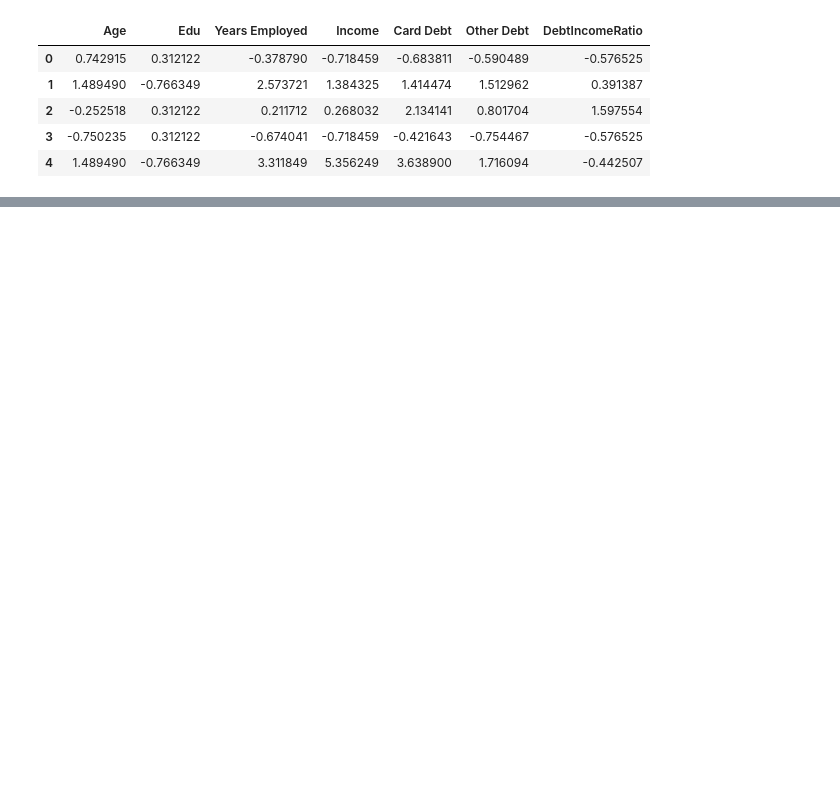
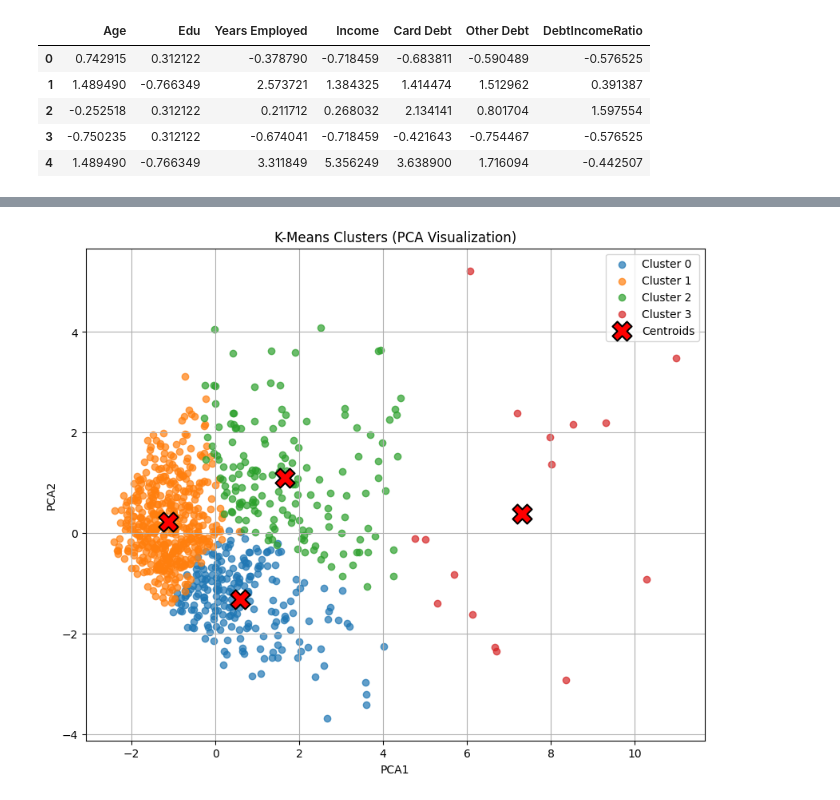
Before and after one commit to ipekgulsencelik/Python_Bootcamp, a Jupyter notebook: 04_Machine_Learning/06_KMeans.ipynb, the cells around one changed output, grey strips where cells are left out. Saved outputs shown, nothing was run; the diff lists cells and outputs as text; code cells hidden in the pictures; blank space fills up the shorter version.

```diff
--- a/04_Machine_Learning/06_KMeans.ipynb
+++ b/04_Machine_Learning/06_KMeans.ipynb
@@ -129,0 +179,13 @@ Converged at iteration 20: strict convergence.
+# %%
+kmeans_final = KMeans(
+    n_clusters=4, # En iyi k değeri olan 4'ü kullanarak KMeans modelini oluşturlur.
+    init='k-means++', # KMeans algoritması için başlangıç merkezlerini belirler.
+    n_init='auto', # KMeans algoritması için n_init parametresini belirler.
+    random_state=42 # KMeans algoritması için random_state parametresini belirler.
+)
+
+kmeans_final.fit(X_scaled) # KMeans modelini eğitir.
+
+df['Cluster'] = kmeans_final.labels_ # Her bir veri noktasının hangi kümeye ait olduğunu df'e eklenir.
+
+df.head()
@@ -129,0 +221,43 @@ Converged at iteration 20: strict convergence.
+# %%
+plt.figure(figsize=(10,8)) # PCA ile 2 boyutlu görselleştirme için bir grafik oluşturur.
+
+pca = PCA(n_components=2) # PCA modelini oluşturur ve 2 bileşen kullanır.
+
+pca_result = pca.fit_transform(X_scaled) # PCA modelini eğitir ve veriyi 2 bileşene dönüştürür.
+
+df['PCA1'] = pca_result[:,0] # PCA1 bileşenini df'e ekler.
+df['PCA2'] = pca_result[:,1] # PCA2 bileşenini df'e ekler.
+
+centers = kmeans_final.cluster_centers_ # KMeans modelinin öğrenilen küme merkezlerini alır.
+centers_pca = pca.transform(centers) # KMeans modelinin öğrenilen küme merkezlerini PCA bileşenlerine dönüştürür.
+
+for c in sorted(df['Cluster'].unique()): # Her bir küme için döngü oluşturur.
+    subset = df[df['Cluster'] == c] # Her bir küme için df'den o kümeye ait veri noktalarını içeren bir alt küme oluşturur.
+
+    plt.scatter(
+        subset['PCA1'], # PCA1 bileşenini x eksenine, PCA2 bileşenini y eksenine yerleştirir.
+        subset['PCA2'], # PCA2 bileşenini y eksenine yerleştirir.
+        alpha=0.7, # Noktaların saydamlık seviyesini 0.7 olarak belirler.
+        label=f'Cluster {c}' # Her bir kümenin etiketini belirler.
+    ) # Her bir küme için PCA1 ve PCA2 bileşenlerine göre noktaları görselleştirir.
+
+plt.scatter(
+    centers_pca[:,0], # PCA1 bileşenindeki küme merkezlerini x eksenine yerleştirir.
+    centers_pca[:,1], # PCA2 bileşenindeki küme merkezlerini y eksenine yerleştirir.
+    s=300, # Küme merkezlerinin boyutunu 300 olarak belirler.
+    marker='X', # Küme merkezlerini 'X' işareti ile gösterir.
+    c='red', # Küme merkezlerini kırmızı renkle gösterir.
+    edgecolors='black', # Küme merkezlerinin kenar renklerini siyah olarak belirler.
+    linewidths=1.5, # Küme merkezlerinin kenar kalınlığını 1.5 olarak belirler.
+    label='Centroids' # Küme merkezlerinin etiketini 'Centroids' olarak belirler.
+) # PCA1 ve PCA2 bileşenlerine göre küme merkezlerini kırmızı 'X' işareti ile görselleştirir.
+
+plt.title('K-Means Clusters (PCA Visualization)') # Grafiğin başlığını belirler.
+plt.xlabel('PCA1') # X ekseninin etiketini belirler.
+plt.ylabel('PCA2') # Y ekseninin etiketini belirler.
+plt.legend() # Legend (açıklama) ekler.
+plt.grid() # Grid (ızgara) ekler.
+
+plt.show() # Grafiği gösterir.
+# %% [output]
+[figure, added]
```
Also changed, not shown: parts of 19 cells of this notebook.
